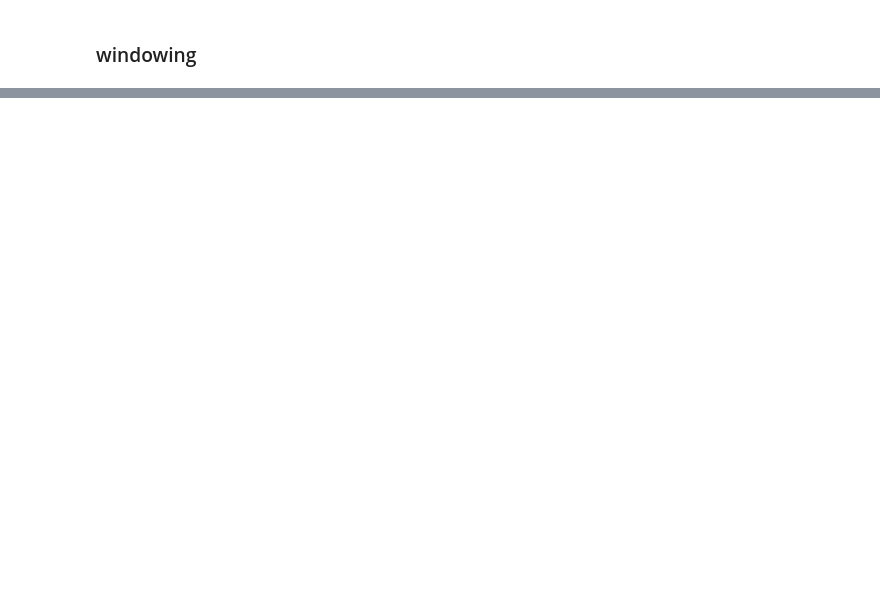
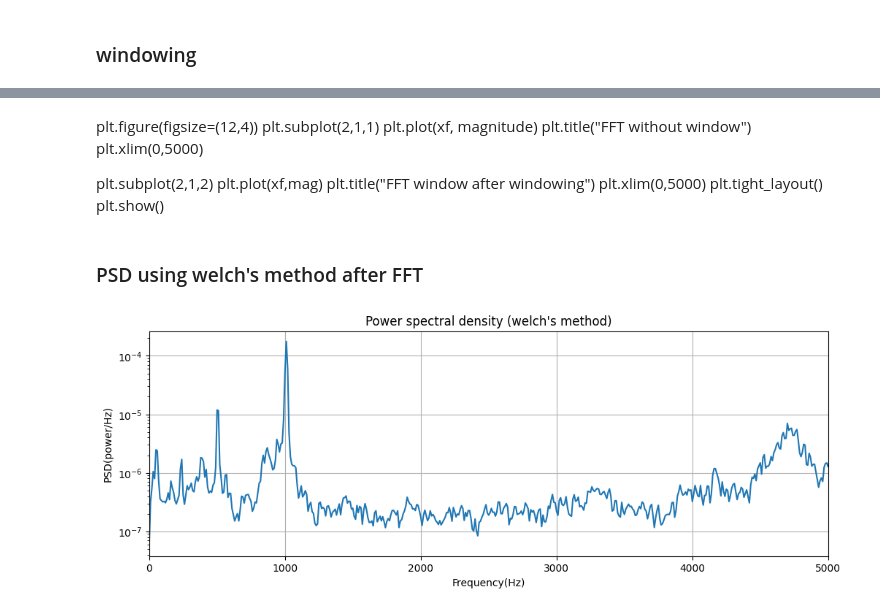
Before and after one commit to sahil07-rg/Vibrational-analysis, a Jupyter notebook: Vibrational_analysis.ipynb, the cells around one changed output, grey strips where cells are left out. Drawn from its saved outputs; the diff is of its cells as text; code cells hidden in the pictures; blank space fills up the shorter version.

```diff
--- a/Vibrational_analysis.ipynb
+++ b/Vibrational_analysis.ipynb
@@ -104,0 +105,39 @@ plt.show()
+# %% [markdown]
+plt.figure(figsize=(12,4))
+plt.subplot(2,1,1)
+plt.plot(xf, magnitude)
+plt.title("FFT without window")
+plt.xlim(0,5000)
+
+plt.subplot(2,1,2)
+plt.plot(xf,mag)
+plt.title("FFT window after windowing")
+plt.xlim(0,5000)
+plt.tight_layout()
+plt.show()
+# %% [markdown]
+### PSD using welch's method after FFT
+# %%
+from scipy.signal import welch
+
+Fs = 20480
+signal = cleaned_data[:, 2]   # channel 2
+
+freqs, psd = welch(
+    signal,
+    fs=Fs,
+    window='hann',
+    nperseg=2048,
+    noverlap=1024,
+    scaling='density'
+)
+plt.figure(figsize=(12,4))
+plt.semilogy(freqs,psd)
+plt.title("Power spectral density (welch's method)")
+plt.xlabel("Frequency(Hz)")
+plt.ylabel("PSD(power/Hz)")
+plt.xlim(0,5000)
+plt.grid()
+plt.show()
+# %% [output]
+[figure, added]
```
Also changed, not shown: parts of 12 cells of this notebook.
